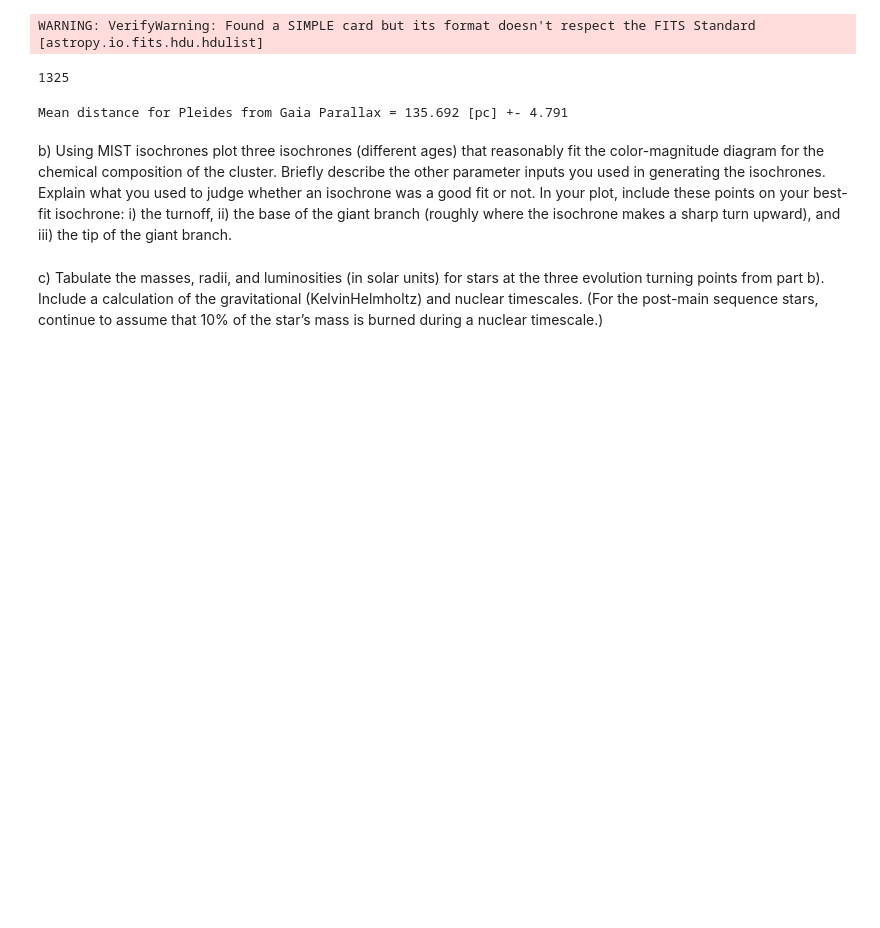
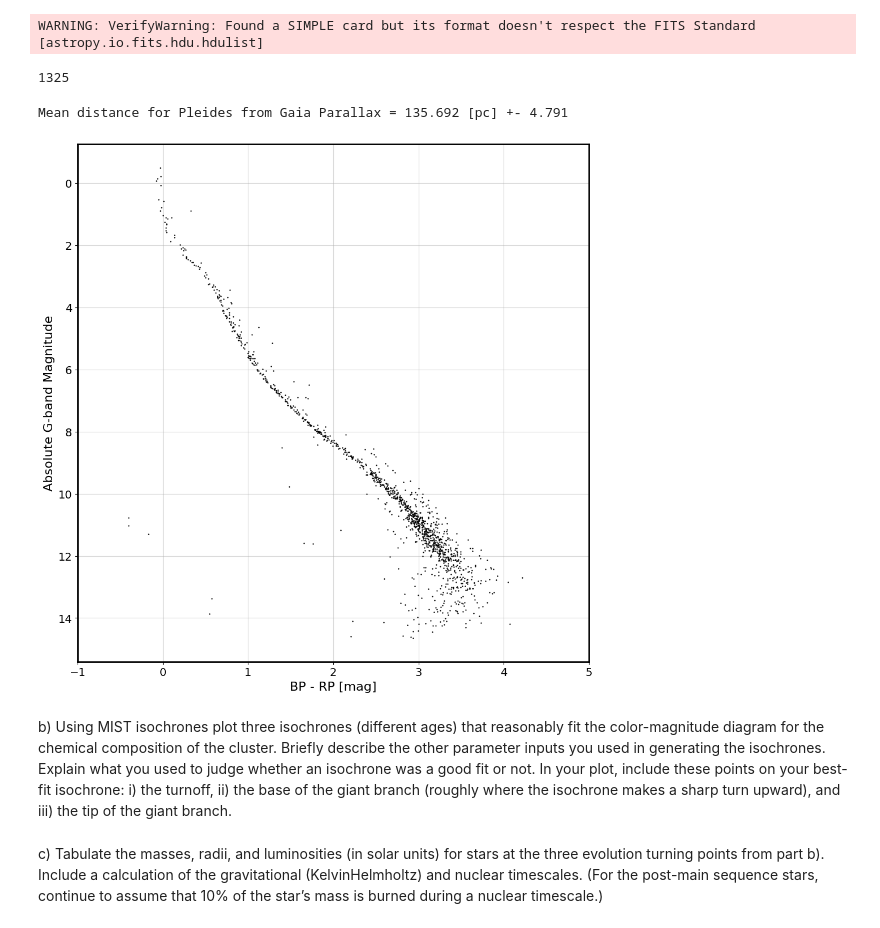
Before and after one commit to nodokamasamune-sketch/astr630, a Jupyter notebook: HW2_combined.ipynb, the cells around one changed output. Drawn from its saved outputs; the diff is of its cells as text; code cells hidden in the pictures; blank space fills up the shorter version.

```diff
--- a/HW2_combined.ipynb
+++ b/HW2_combined.ipynb
@@ -43,6 +44,36 @@ len(data_table[ple_cond])
 print(f'Mean distance for Pleides from Gaia Parallax = {dists[ple_cond].mean():.3f} [pc] +- {dists[ple_cond].std():.3f}')
 # %% [output]
 Mean distance for Pleides from Gaia Parallax = 135.692 [pc] +- 4.791
+# %%
+fig,ax = plt.subplots(figsize=(10, 10))
+ax.scatter(data_table['bp_rp'][ple_cond],Mags[ple_cond],s=0.5,color='black',alpha=1,zorder=2)
+# colors=['white','khaki','yellow','orange','red']
+# for i in range(len(colors)):
+#     ax.plot(mj0_bprp[i],mj0_mg[i],linestyle='none',marker='*',color=colors[i],markersize=14,markeredgecolor='black',markeredgewidth=0.7,label=spts_labels[i])
+
+# #Set title, spines, ticks and ticklabels
+ax.set_xlabel('BP - RP [mag]',fontsize=16)
+ax.set_ylabel('Absolute G-band Magnitude',fontsize=16)
+ax.spines['left'].set_linewidth(2)
+ax.spines['bottom'].set_linewidth(2)
+ax.spines['top'].set_linewidth(2)
+ax.spines['right'].set_linewidth(2)
+# ax2 = ax.secondary_xaxis('top')
+# ax2.set_xticks(mj0_bprp)
+# ax2.set_xticklabels(spts_labels, rotation=0, fontsize=12)
+# ax2.set_xlabel('Spectral Type',fontsize=16)
+ax.tick_params(axis='y', labelsize=14)
+ax.tick_params(axis='x',labelsize=14)
+ax.invert_yaxis()
+ax.set_xlim(-1,5)
+ax.grid(alpha=0.5)
+
+#ax.legend(loc='upper right',fontsize=14)
+plt.tight_layout()
+#plt.savefig('HW1_Figs\CAMDe.png',dpi=300)
+plt.show()
+# %% [output]
+[figure, added]
 # %% [markdown]
 b) Using MIST isochrones plot three isochrones (different ages) that reasonably fit the
 color-magnitude diagram for the chemical composition of the cluster. Briefly describe the
```
Also changed, not shown: parts of 4 cells of this notebook.
